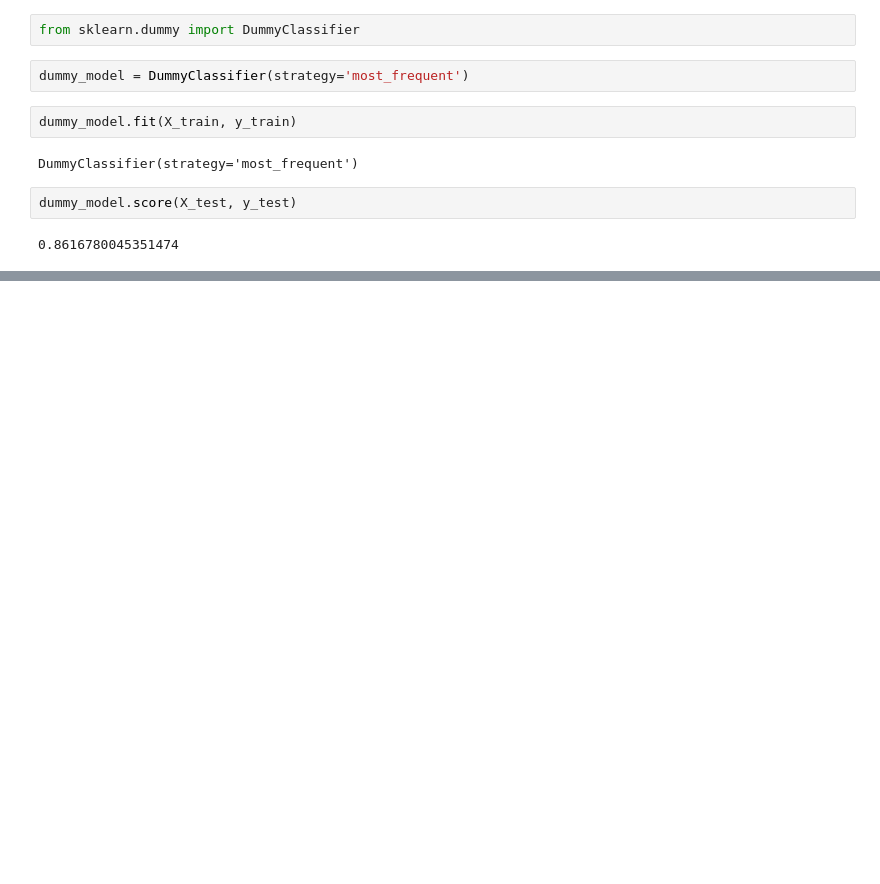
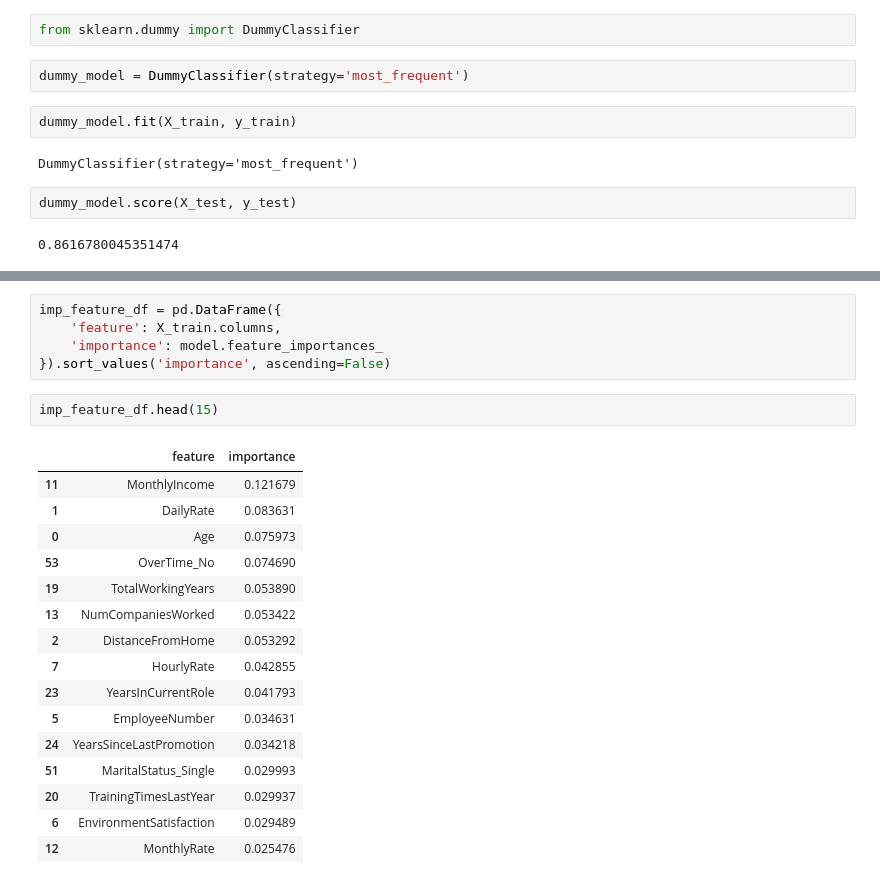
Before and after one commit to Nikesh5005/ML_PROJ, a Jupyter notebook: modal_training_DT.ipynb, the cells around one changed output, grey strips where cells are left out. Cells and saved outputs as stored; diff of their text form; blank space fills up the shorter version.

```diff
--- a/modal_training_DT.ipynb
+++ b/modal_training_DT.ipynb
@@ -82,0 +98,24 @@ hello
+# %%
+imp_feature_df = pd.DataFrame({
+    'feature': X_train.columns,
+    'importance': model.feature_importances_
+}).sort_values('importance', ascending=False)
+# %%
+imp_feature_df.head(15)
+# %% [output]
+|  | feature | importance |
+| 11 | MonthlyIncome | 0.121679 |
+| 1 | DailyRate | 0.083631 |
+| 0 | Age | 0.075973 |
+| 53 | OverTime_No | 0.074690 |
+| 19 | TotalWorkingYears | 0.053890 |
+| 13 | NumCompaniesWorked | 0.053422 |
+| 2 | DistanceFromHome | 0.053292 |
+| 7 | HourlyRate | 0.042855 |
+| 23 | YearsInCurrentRole | 0.041793 |
+| 5 | EmployeeNumber | 0.034631 |
+| 24 | YearsSinceLastPromotion | 0.034218 |
+| 51 | MaritalStatus_Single | 0.029993 |
+| 20 | TrainingTimesLastYear | 0.029937 |
+| 6 | EnvironmentSatisfaction | 0.029489 |
+| 12 | MonthlyRate | 0.025476 |
```
Also changed, not shown: parts of 4 cells of this notebook.
